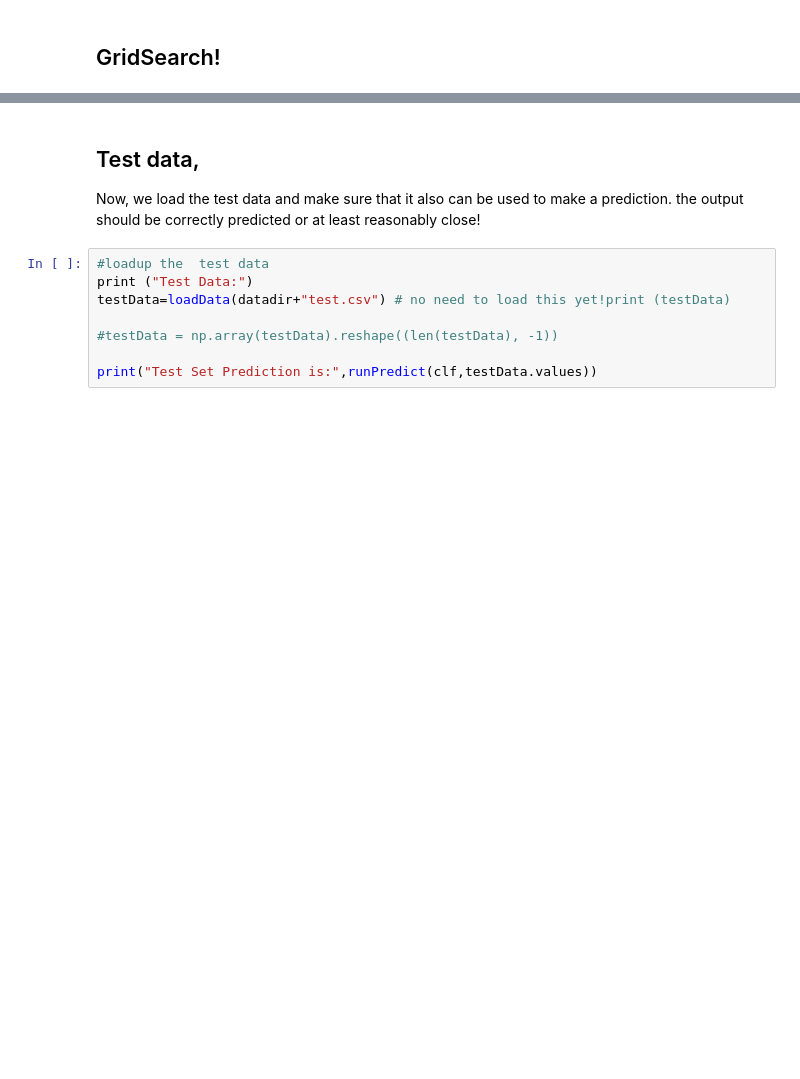
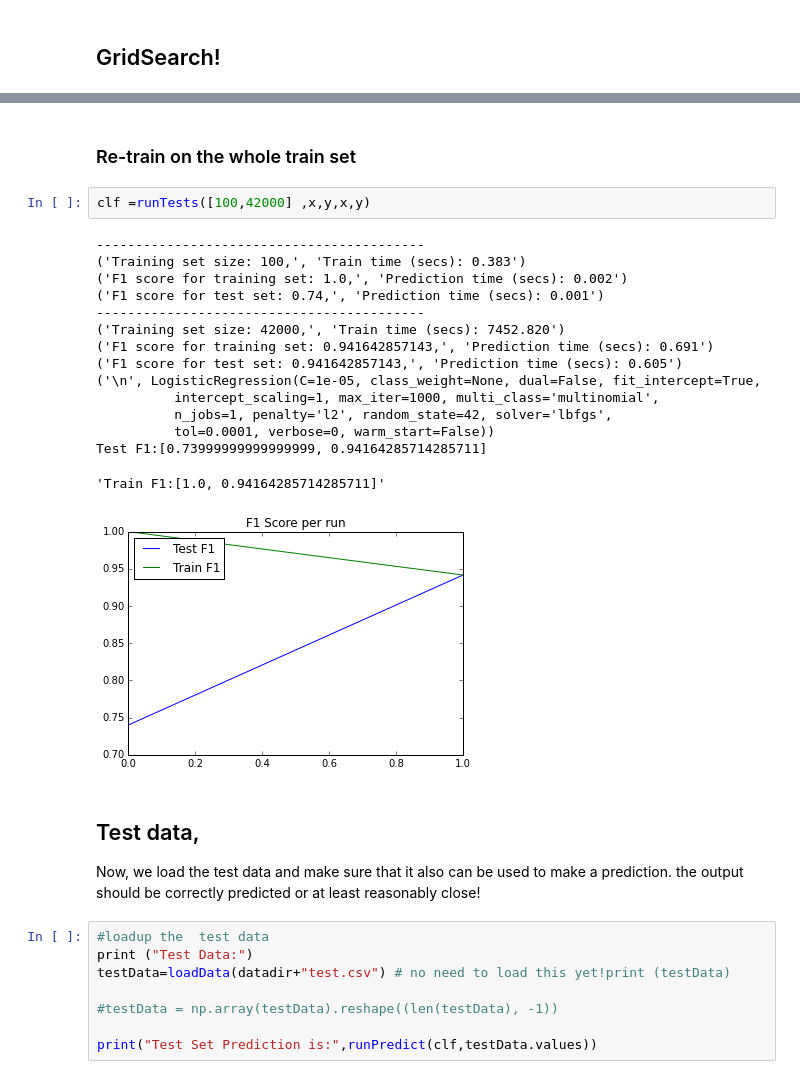
Before and after one commit to llathrop/Kagglescripts, a Jupyter notebook: digitsrecognizerwithsklearn.ipynb, the cells around one changed output, grey strips where cells are left out. Cells and saved outputs as stored; diff of their text form; blank space fills up the shorter version.

```diff
--- a/digitsrecognizerwithsklearn.ipynb
+++ b/digitsrecognizerwithsklearn.ipynb
@@ -375,3 +356,23 @@ LogisticRegression(C=1e-06, class_weight=None, dual=False, fit_intercept=True,
+# %% [markdown]
+### Re-train on the whole train set
+# %%
+clf =runTests([100,42000] ,x,y,x,y)
+# %% [output]
+------------------------------------------
+('Training set size: 100,', 'Train time (secs): 0.383')
+('F1 score for training set: 1.0,', 'Prediction time (secs): 0.002')
+('F1 score for test set: 0.74,', 'Prediction time (secs): 0.001')
+------------------------------------------
+('Training set size: 42000,', 'Train time (secs): 7452.820')
+('F1 score for training set: 0.941642857143,', 'Prediction time (secs): 0.691')
+('F1 score for test set: 0.941642857143,', 'Prediction time (secs): 0.605')
+('\n', LogisticRegression(C=1e-05, class_weight=None, dual=False, fit_intercept=True,
+          intercept_scaling=1, max_iter=1000, multi_class='multinomial',
+          n_jobs=1, penalty='l2', random_state=42, solver='lbfgs',
+          tol=0.0001, verbose=0, warm_start=False))
+Test F1:[0.73999999999999999, 0.94164285714285711]
+'Train F1:[1.0, 0.94164285714285711]'
+[figure, added]
 # %% [markdown]
 ## Test data,
 Now, we load the test data and make sure that it also can be used to make a prediction. the output should be correctly predicted or at least reasonably close!
```
Also changed, not shown: parts of 11 cells of this notebook, 1 other file.
